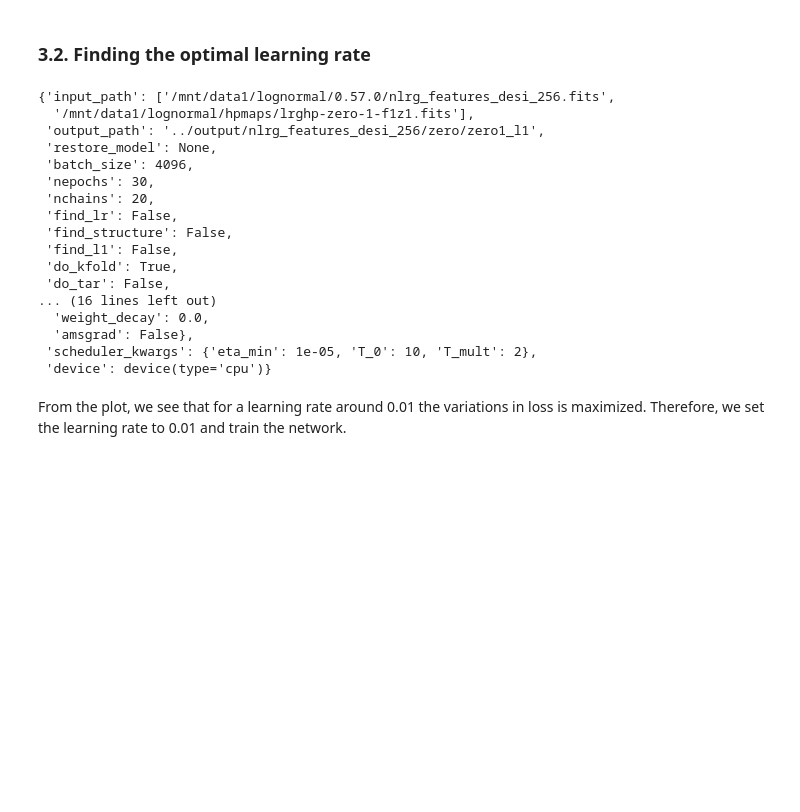
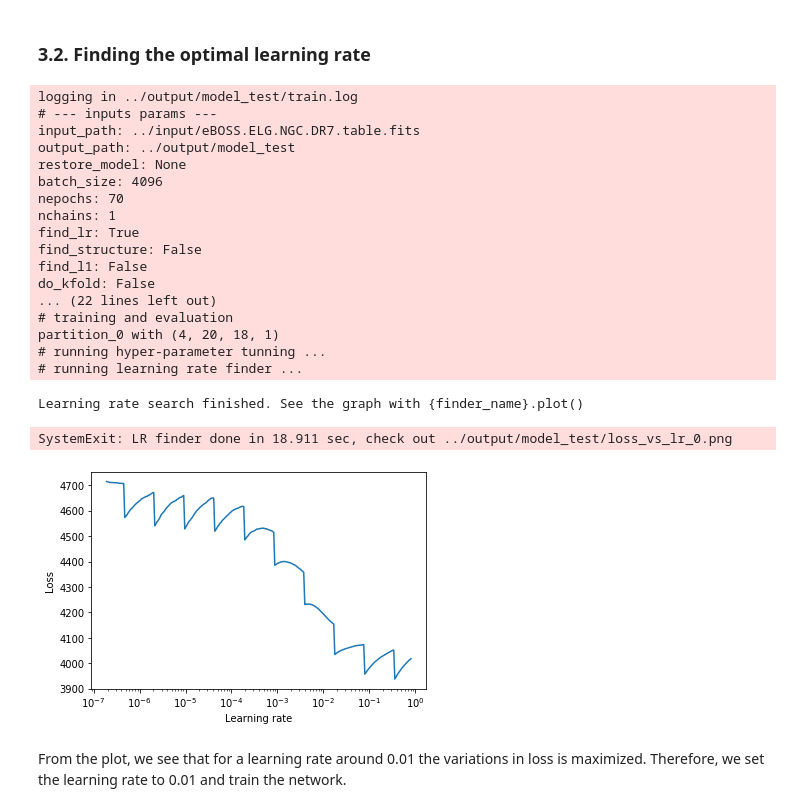
Before and after one commit to mehdirezaie/sysnetdev, a Jupyter notebook: notebooks/demo_decalsdr7.ipynb, the cells around one changed output. Saved outputs shown, nothing was run; the diff lists cells and outputs as text; code cells hidden in the pictures; blank space fills up the shorter version.

```diff
--- a/notebooks/demo_decalsdr7.ipynb
+++ b/notebooks/demo_decalsdr7.ipynb
@@ -152,42 +125,35 @@ config.__dict__
 ### 3.2. Finding the optimal learning rate
 # %%
 # let's update some input arguments
-config.update('input_path',[input1_path,input2_path])
-config.update('output_path', "../output/"+ Path(input1_path).stem + "/zero/zero1_l1")
-config.update('nepochs', 30) #actual value=150, trial value=30. See loss vs epoch plot dor optimum value
-config.update('axes',[1, 3, 5, 7, 8]) # num of features for this dataset [i for i in range(9)]
+config.update('nepochs', 70)
+config.update('axes', [i for i in range(18)]) # num of features for this dataset
 config.update('batch_size', 4096)
-config.update('learning_rate', 0.007) #desi:zero:0.007,czero:0.05
-config.update('nchains', 20)
-config.update('do_kfold', True)
-#config.update('l1_alpha',0.01 ) #desi:0.01
-
-config.__dict__
 
 # run learning rate finder
-# config.update('find_l1', True)
-# config.update('find_lr', True)
-
-# pipeline = SYSNet(config) # perform regression
-# pipeline.run()
+config.update('find_lr', True)
+pipeline = SYSNet(config) # perform regression
+pipeline.run()
 # %% [output]
-{'input_path': ['/mnt/data1/lognormal/0.57.0/nlrg_features_desi_256.fits',
-  '/mnt/data1/lognormal/hpmaps/lrghp-zero-1-f1z1.fits'],
- 'output_path': '../output/nlrg_features_desi_256/zero/zero1_l1',
- 'restore_model': None,
- 'batch_size': 4096,
- 'nepochs': 30,
- 'nchains': 20,
- 'find_lr': False,
- 'find_structure': False,
- 'find_l1': False,
- 'do_kfold': True,
- 'do_tar': False,
-... (16 lines left out)
-  'weight_decay': 0.0,
-  'amsgrad': False},
- 'scheduler_kwargs': {'eta_min': 1e-05, 'T_0': 10, 'T_mult': 2},
- 'device': device(type='cpu')}
+logging in ../output/model_test/train.log
+# --- inputs params ---
+input_path: ../input/eBOSS.ELG.NGC.DR7.table.fits
+output_path: ../output/model_test
+restore_model: None
+batch_size: 4096
+nepochs: 70
+nchains: 1
+find_lr: True
+find_structure: False
+find_l1: False
+do_kfold: False
+... (22 lines left out)
+# training and evaluation
+partition_0 with (4, 20, 18, 1)
+# running hyper-parameter tunning ...
+# running learning rate finder ...
+Learning rate search finished. See the graph with {finder_name}.plot()
+SystemExit: LR finder done in 18.911 sec, check out ../output/model_test/loss_vs_lr_0.png
+[figure, added]
 # %% [markdown]
 From the plot, we see that for a learning rate around 0.01 the variations in loss is maximized. Therefore, we set the learning rate to 0.01 and train the network.
 # %%
```
Also changed, not shown: parts of 7 cells of this notebook, 1 other file.
